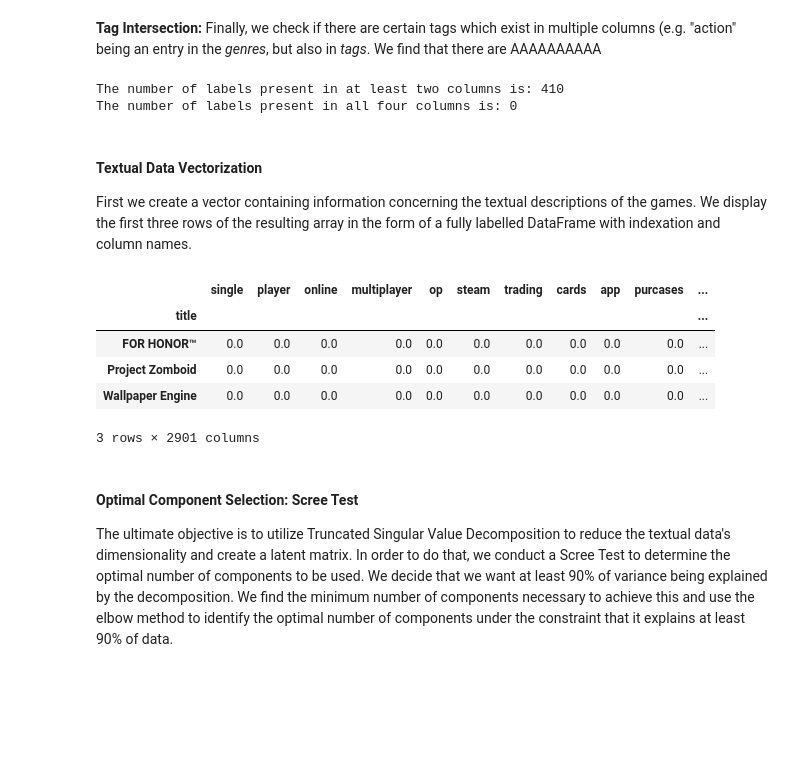
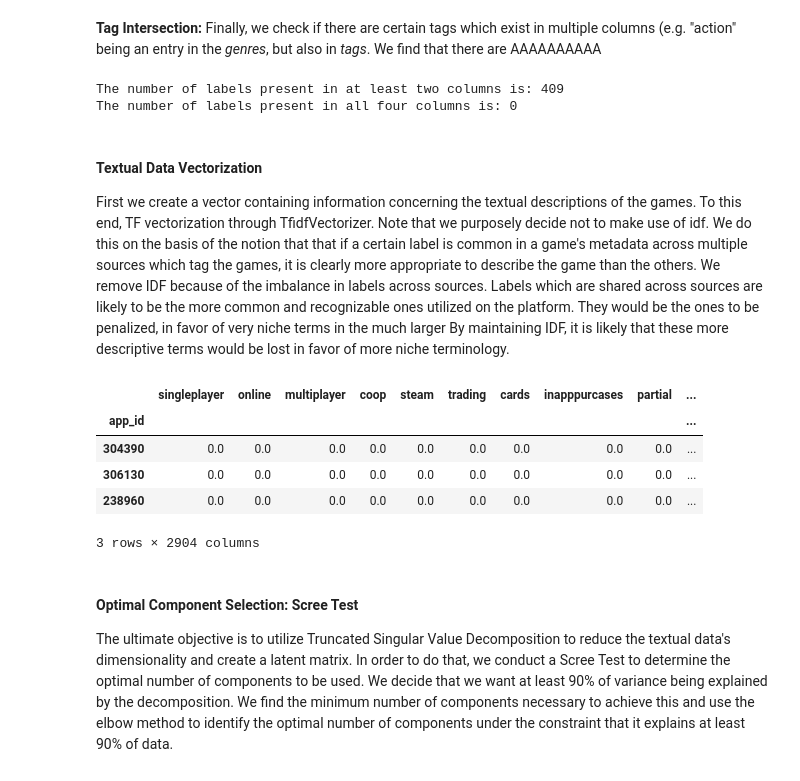
Before and after one commit to JohannesRahn/MachineLearningGroupProject, a Jupyter notebook: b_recommender_system.ipynb, the cells around one changed output. Saved outputs shown, nothing was run; the diff lists cells and outputs as text; code cells hidden in the pictures; blank space fills up the shorter version.

```diff
--- a/b_recommender_system.ipynb
+++ b/b_recommender_system.ipynb
@@ -31,12 +31,12 @@ First we create a DataFrame that contains all instances of descriptive textual d
 # %%
 # Import the final DataFrame
 textual_df = pd.read_csv("data/final_df.csv",
-                       usecols = ["app_id", "title",
+                       usecols = ["app_id",
                                   "categories", "genres",
                                   "steamspy_tags", "description",
                                   "tags"])
 # %%
-textual_df.drop_duplicates(subset=['title'], inplace=True)
+textual_df.drop_duplicates(subset=['app_id'], inplace=True)
 textual_df.reset_index(drop = True, inplace = True)
 
 textual_df.head(3)
@@ -70,15 +70,16 @@ for col in ["categories", "genres", "steamspy_tags", "tags"]:
     textual_df[col] = textual_df[col].str.replace(';', ' ').str.lower()
 
     textual_df[col] = textual_df[col].str.replace("multi-player", "multiplayer")\
-        .str.replace("free to play", "free-to-play").str.replace("singleplayer", "single-player")\
+        .str.replace("free to play", "freetoplay").str.replace("single-player", "singleplayer")\
         .str.replace("post-apocalyptic", "postapocalyptic").str.replace("scifi", "sci-fi")\
-        .str.replace("anti cheat", "anti-cheat").str.replace("early access", "early-access")\
-        .str.replace("shared/split screen", "shared/split-screen").str.replace(" &", "")\
+        .str.replace("anti cheat", "anticheat").str.replace("early access", "earlyaccess")\
+        .str.replace("shared/split screen", "shared/splitscreen").str.replace(" &", "")\
         .str.replace("sexual content", "sexual").str.replace(" (require", "").str.replace(" hl2)", "")\
         .str.replace("massively multiplayer", "massive-multiplayer")\
-        .str.replace("in-app purchases", "in-app-purcases").str.replace("perma death", "permadeath")\
-        .str.replace("third person", "third-person").str.replace("multiple endings","multi-ending")\
-        .str.replace("1990's", "1990s").str.replace("25d", "2.5d").str.replace("shoot 'em", "shoot'em")
+        .str.replace("in-app purchases", "inapppurcases").str.replace("perma death", "permadeath")\
+        .str.replace("third person", "thirdperson").str.replace("multiple endings","multiending")\
+        .str.replace("1990's", "1990s").str.replace("25d", "2.5d").str.replace("shoot 'em", "shootem")\
+        .str.replace("co-op", "coop")
 # %%
 # Define punctuation and numbers
 punc = '''!()[]{};:'"\,<>./?@#$%^&*_~'''
@@ -179,35 +180,36 @@ and_intersection = categories & tags & steamspy_tags & genre
 print("The number of labels present in at least two columns is:", len(or_intersection))
 print("The number of labels present in all four columns is:", len(and_intersection))
 # %% [output]
-The number of labels present in at least two columns is: 410
+The number of labels present in at least two columns is: 409
 The number of labels present in all four columns is: 0
 # %% [markdown]
 #### Textual Data Vectorization
 
-First we create a vector containing information concerning the textual descriptions of the games. We display the first three rows of the resulting array in the form of a fully labelled DataFrame with indexation and column names.
+First we create a vector containing information concerning the textual descriptions of the games. To this end, TF vectorization through TfidfVectorizer. Note that we purposely decide not to make use of idf. We do this on the basis of the notion that that if a certain label is common in a game's metadata across multiple sources which tag the games, it is clearly more appropriate to describe the game than the others. We remove IDF because of the imbalance in labels across sources. Labels which are shared across sources are likely to be the more common and recognizable ones utilized on the platform. They would be the ones to be penalized, in favor of very niche terms in the much larger  By maintaining IDF, it is likely that these more descriptive terms would be lost in favor of more niche terminology.
 # %%
 # Initialize TfidfVectorizer
 vectorizer = TfidfVectorizer(stop_words = "english",
-                            strip_accents = "ascii")
+                            strip_accents = "ascii",
+                            use_idf = False)
 
 # Fit and transform full text column
 fulltext_vector = vectorizer.fit_transform(textual_df['full_text'])
 fulltext_array = fulltext_vector.toarray()
 
 # Get the feature names
 feature_names = vectorizer.vocabulary_.keys()
 
 # Create DataFrame
 vector_df = pd.DataFrame(fulltext_array, columns = feature_names,
-                        index = textual_df["title"])
+                        index = textual_df["app_id"])
 vector_df.head(3)
 # %% [output]
-|  | single | player | online | multiplayer | op | steam | trading | cards | app | purcases | ... |
-| title |  |  |  |  |  |  |  |  |  |  | ... |
-| FOR HONOR™ | 0.0 | 0.0 | 0.0 | 0.0 | 0.0 | 0.0 | 0.0 | 0.0 | 0.0 | 0.0 | ... |
-| Project Zomboid | 0.0 | 0.0 | 0.0 | 0.0 | 0.0 | 0.0 | 0.0 | 0.0 | 0.0 | 0.0 | ... |
-| Wallpaper Engine | 0.0 | 0.0 | 0.0 | 0.0 | 0.0 | 0.0 | 0.0 | 0.0 | 0.0 | 0.0 | ... |
+|  | singleplayer | online | multiplayer | coop | steam | trading | cards | inapppurcases | partial | ... |
+| app_id |  |  |  |  |  |  |  |  |  | ... |
+| 304390 | 0.0 | 0.0 | 0.0 | 0.0 | 0.0 | 0.0 | 0.0 | 0.0 | 0.0 | ... |
+| 306130 | 0.0 | 0.0 | 0.0 | 0.0 | 0.0 | 0.0 | 0.0 | 0.0 | 0.0 | ... |
+| 238960 | 0.0 | 0.0 | 0.0 | 0.0 | 0.0 | 0.0 | 0.0 | 0.0 | 0.0 | ... |
-3 rows × 2901 columns
+3 rows × 2904 columns
 # %% [markdown]
 #### Optimal Component Selection: Scree Test
 
```
Also changed, not shown: parts of 30 cells of this notebook.
